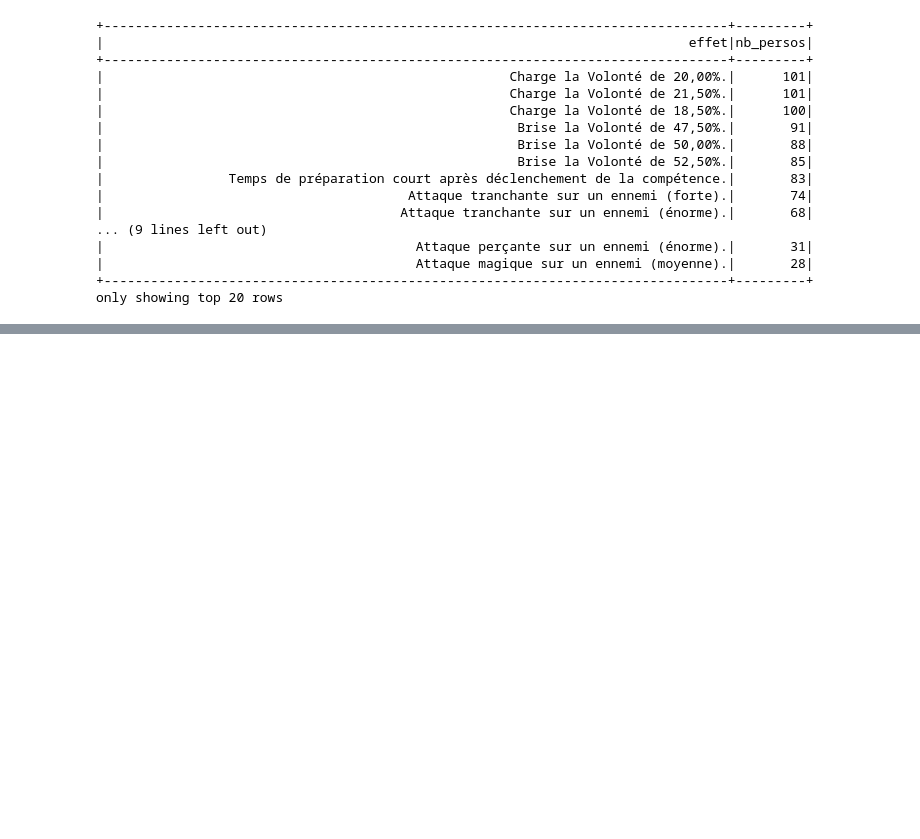
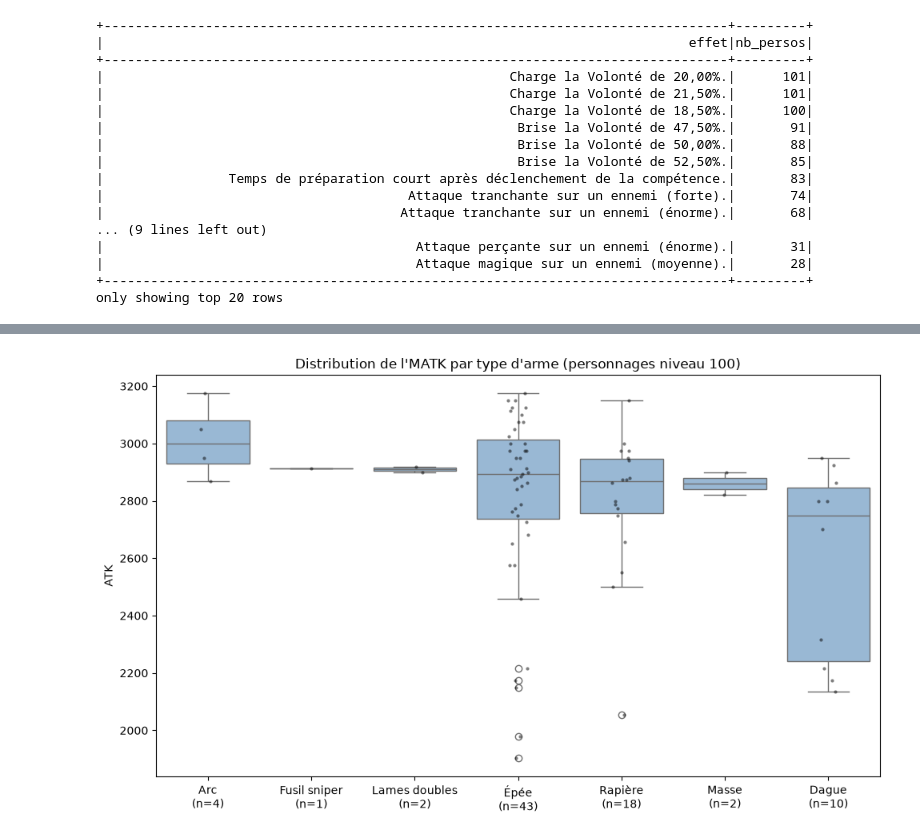
Before and after one commit to TT7724/Analyse_Tools_SAOUB_Perso, a Jupyter notebook: notebook/01_Load_And_Explore.ipynb, the cells around one changed output, grey strips where cells are left out. Cells and saved outputs as stored; diff of their text form; code cells hidden in the pictures; blank space fills up the shorter version.

```diff
--- a/notebook/01_Load_And_Explore.ipynb
+++ b/notebook/01_Load_And_Explore.ipynb
@@ -198,0 +278,25 @@ only showing top 20 rows
+# %%
+pdf = (
+    df_perso_100
+    .filter(F.col("famille") == "magique")
+    .select("nom", "arme", "MATK")
+    .toPandas()
+)
+
+ordre = pdf.groupby("arme")["MATK"].median().sort_values(ascending=False).index
+effectifs = pdf["arme"].value_counts()
+
+fig, ax = plt.subplots(figsize=(10, 6))
+sns.boxplot(data=pdf, x="arme", y="MATK", order=ordre, ax=ax, color="#8fb8de")
+sns.stripplot(data=pdf, x="arme", y="MATK", order=ordre, ax=ax,
+              color="black", size=3, alpha=0.5)
+
+ax.set_xticks(range(len(ordre)))
+ax.set_xticklabels([f"{a}\n(n={effectifs[a]})" for a in ordre])
+ax.set_title("Distribution de l'MATK par type d'arme (personnages niveau 100)")
+ax.set_xlabel("")
+ax.set_ylabel("ATK")
+plt.tight_layout()
+plt.show()
+# %% [output]
+[figure, added]
```
Also changed, not shown: parts of 24 cells of this notebook, 1 other file.
